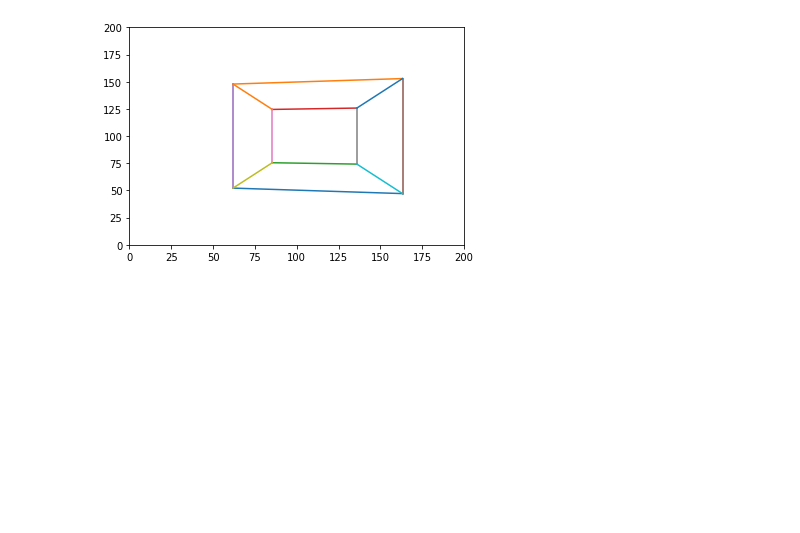
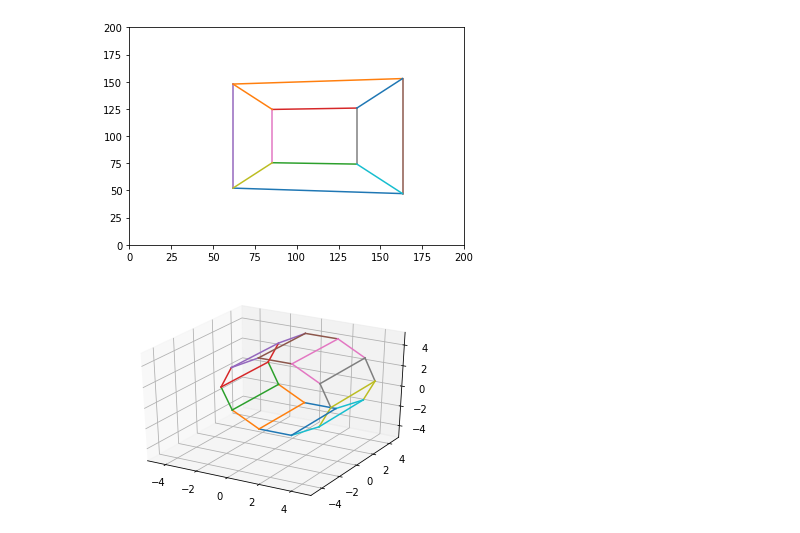
Before and after one commit to happyhyowon/assignment, a Jupyter notebook: vision/assignment1/renderer.ipynb, the cells around one changed output. Cells and saved outputs as stored; diff of their text form; code cells hidden in the pictures; blank space fills up the shorter version.

```diff
--- a/vision/assignment1/renderer.ipynb
+++ b/vision/assignment1/renderer.ipynb
@@ -176,3 +176,32 @@ pixelsx200 = transform2D * (pixel, pixel) # element-wise
 show_2d(pixelsx200, edges, (pixel, pixel))
 # %% [output]
 [figure]
+# %%
+vertices_decagon = np.array([[3,0, -10],
+                     [-3,0, -10],
+                     [-8,0, -6],
+                     [-10,0, 0],
+                     [-8,0, 6],
+                     [-3,0, 10],
+                     [3,0, 10],
+                     [8,0, 6],
+                    [10,0, 0],
+                    [8,0, -6],
+                    [3,15, -10],
+                     [-3,15, -10],
+                     [-8,15, -6],
+                     [-10,15, 0],
+                     [-8,15, 6],
+                     [-3,15, 10],
+                     [3,15, 10],
+                     [8,15, 6],
+                    [10,15, 0],
+                    [8,15, -6]])
+edges_decagon = [(0,1),(1,2),(2,3),(3,4),(4,5),(5,6),(6,7),(7,8),(8,9),(9,0),
+         (10,11),(11,12),(12,13),(13,14),(14,15),(15,16),(16,17),(17,18),(18,19),(19,10),
+        (0,10),(1,11),(2,12),(3,13),(4,14),(5,15),(6,16),(7,17),(8,18),(9,19)]
+# %%
+vertices_decagon = vertices_decagon * 0.35
+show_3d(vertices_decagon, edges_decagon)
+# %% [output]
+[figure, added]
```
Also changed, not shown: parts of 2 cells of this notebook.
